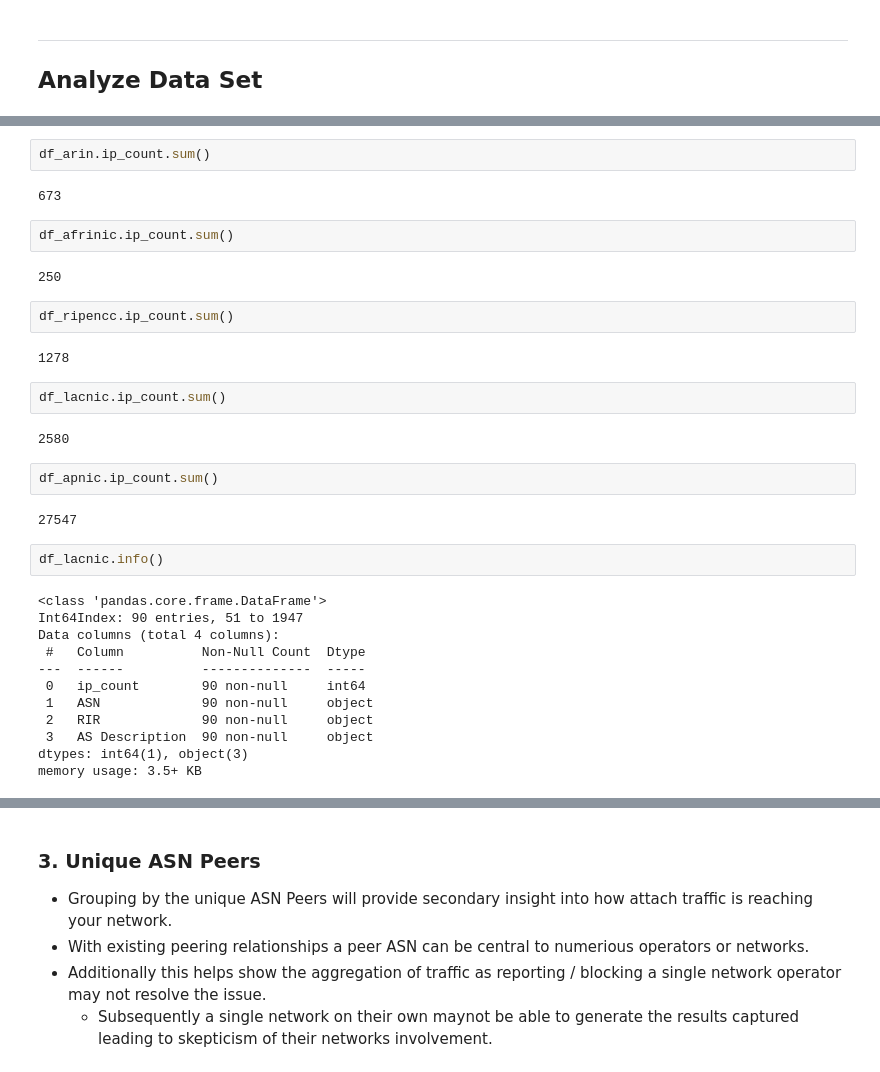
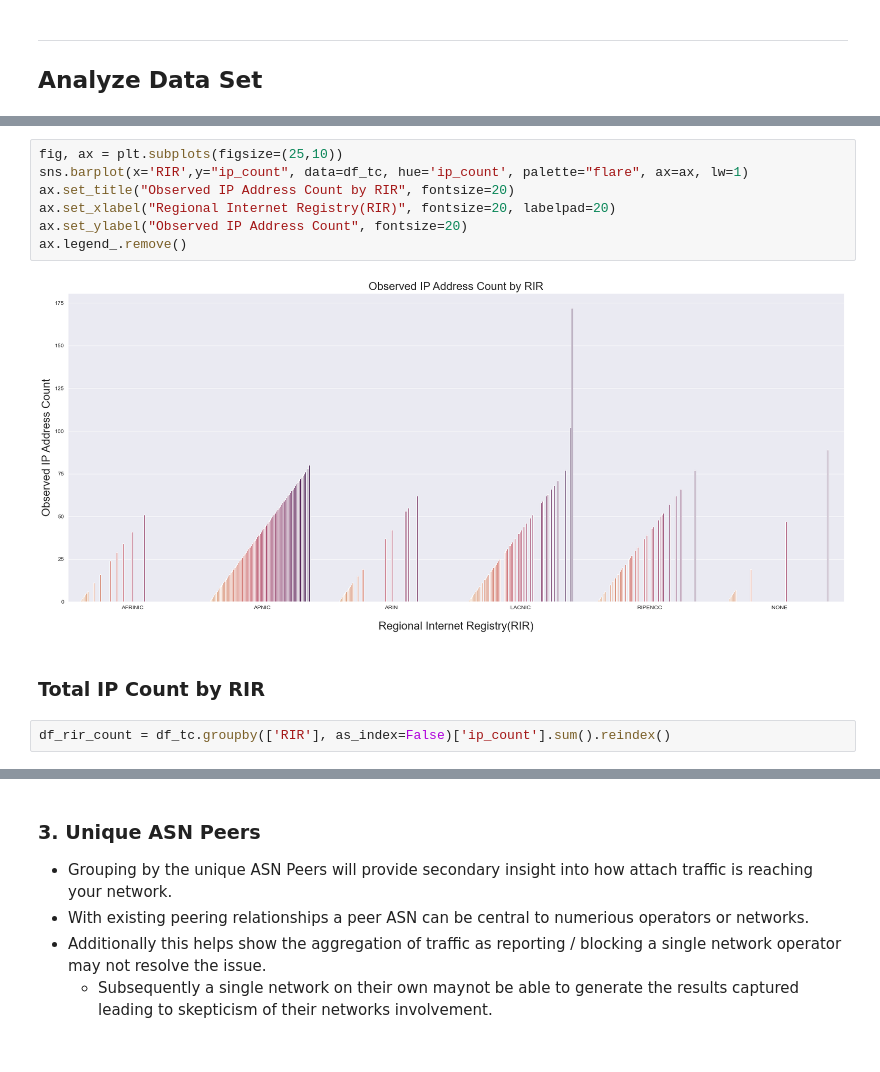
Before and after one commit to stevescally/-network_EDA, a Jupyter notebook: analysis/ip_address_analysis/notebooks/src_ip_failed_login-A-TeamCymru.ipynb, the cells around one changed output, grey strips where cells are left out. Drawn from its saved outputs; the diff is of its cells as text.

```diff
--- a/analysis/ip_address_analysis/notebooks/src_ip_failed_login-A-TeamCymru.ipynb
+++ b/analysis/ip_address_analysis/notebooks/src_ip_failed_login-A-TeamCymru.ipynb
@@ -339,34 +333,13 @@ memory usage: 137.1+ KB
-# %%
-df_arin.ip_count.sum()
-# %% [output]
-673
-# %%
-df_afrinic.ip_count.sum()
-# %% [output]
-250
-# %%
-df_ripencc.ip_count.sum()
-# %% [output]
-1278
-# %%
-df_lacnic.ip_count.sum()
-# %% [output]
-2580
-# %%
-df_apnic.ip_count.sum()
-# %% [output]
-27547
-# %%
-df_lacnic.info()
-# %% [output]
-<class 'pandas.core.frame.DataFrame'>
-Int64Index: 90 entries, 51 to 1947
-Data columns (total 4 columns):
- #   Column          Non-Null Count  Dtype
----  ------          --------------  -----
- 0   ip_count        90 non-null     int64
- 1   ASN             90 non-null     object
- 2   RIR             90 non-null     object
- 3   AS Description  90 non-null     object
-dtypes: int64(1), object(3)
-memory usage: 3.5+ KB
+# %%
+fig, ax = plt.subplots(figsize=(25,10))
+sns.barplot(x='RIR',y="ip_count", data=df_tc, hue='ip_count', palette="flare", ax=ax, lw=1)
+ax.set_title("Observed IP Address Count by RIR", fontsize=20)
+ax.set_xlabel("Regional Internet Registry(RIR)", fontsize=20, labelpad=20)
+ax.set_ylabel("Observed IP Address Count", fontsize=20)
+ax.legend_.remove()
+# %% [output]
+[figure, added]
+# %% [markdown]
+### Total IP Count by RIR
+# %%
+df_rir_count = df_tc.groupby(['RIR'], as_index=False)['ip_count'].sum().reindex()
```
Also changed, not shown: parts of 23 cells of this notebook.
